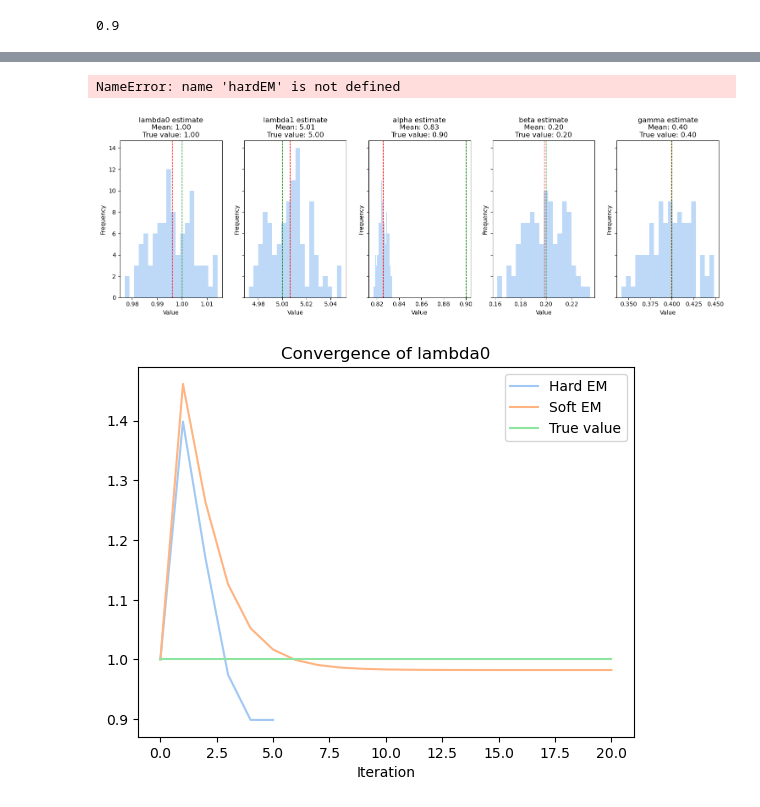
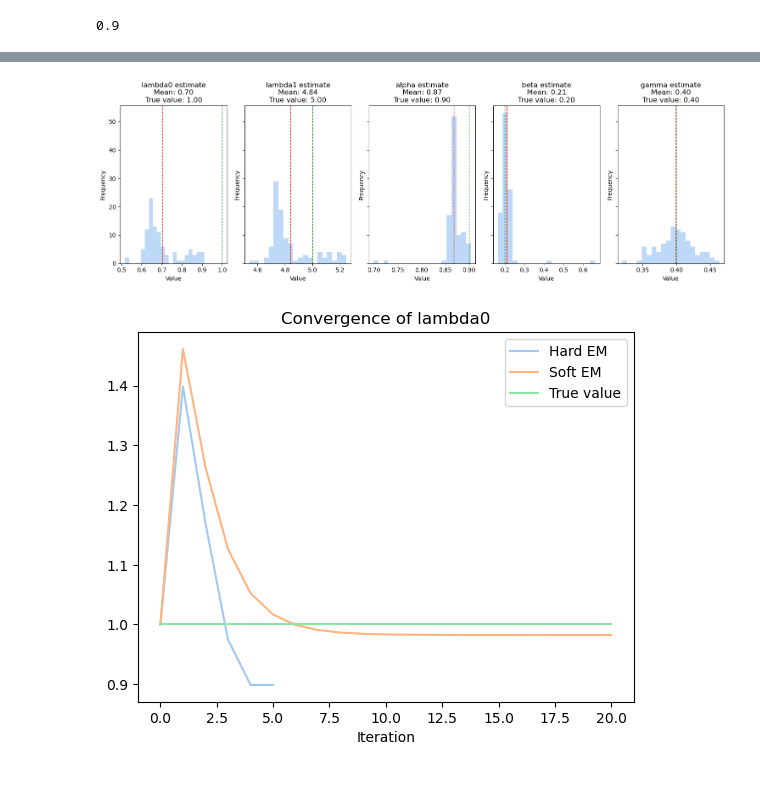
Before and after one commit to otto-groen-roepstorff/modcomp-project, a Jupyter notebook: code/master.ipynb, the cells around one changed output, grey strips where cells are left out. Saved outputs shown, nothing was run; the diff lists cells and outputs as text; code cells hidden in the pictures.

```diff
--- a/code/master.ipynb
+++ b/code/master.ipynb
@@ -215,16 +215,16 @@ class Markov_model:
 
         #Finding first message
         for j in range(self.n):
-            normalized = self.P_X_given_C[0,:,:]/[[ _ for  i in range(3)] for _ in np.max(self.P_X_given_C[0], axis = 1)]
+            normalized = self.P_X_given_C[0,:,:]/np.mean(self.P_X_given_C[0])
             delta_Mi_to_Nij[0,j] = np.einsum("c, cZ -> Z", self.delta_Li_to_Mi[0] * np.prod(normalized, axis = 0)/self.P_X_given_C[0,j], self.Z_given_C)
 
         #Finding the next T-1 messages
             for i in range(1, self.T-1):
-                normalized_i = self.P_X_given_C[i,:,:]/[[ _ for  it in range(3)] for _ in np.max(self.P_X_given_C[i], axis = 1)]
+                normalized_i = self.P_X_given_C[i,:,:]/np.mean(self.P_X_given_C[0])
                 delta_Mi_to_Nij[i,j] = np.einsum("c, cZ -> Z", self.delta_Li_to_Mi[i] * self.delta_Li_to_Mi_plus[i-1] * np.prod(normalized_i, axis = 0)/self.P_X_given_C[i,j], self.Z_given_C)
 
         #Finding last message
-            normalized_last = self.P_X_given_C[-1,:,:]/[[ _ for  it in range(3)] for _ in np.max(self.P_X_given_C[-1], axis = 1)]
+            normalized_last = self.P_X_given_C[-1,:,:]/np.mean(self.P_X_given_C[0])
             delta_Mi_to_Nij[-1,j] = np.einsum("C, CZ -> Z", self.delta_Li_to_Mi_plus[-1] *  np.prod(normalized_last, axis = 0) /self.P_X_given_C[-1,j], self.Z_given_C)
 
 
@@ -920,7 +920,7 @@ plt.show()
 [figure]
 # %%
 #---- EM ----
-def hardEM(X, convergence_limit = 1e-6, limit = 100, initial_dic = {'lamb0_hat': 1, 'lamb1_hat': 10, 'alpha_hat': 0.9, 'beta_hat': 0.5, 'gamma_hat': 0.5}, verbose = 0):
+def hardEM(X, convergence_limit = 1e-4, limit = 100, initial_dic = {'lamb0_hat': 1, 'lamb1_hat': 10, 'alpha_hat': 0.9, 'beta_hat': 0.5, 'gamma_hat': 0.5}, verbose = 0):
     data_n = X.shape[0]
     data_T = X.shape[1]
     model = Markov_model(n = data_n, T = data_T)
@@ -1029,7 +1029,7 @@ def learn_par_soft(model, Print = False):
     return model.estimates
 # %%
 #---- soft EM ----
-def softEM(X, convergence_limit = 1e-5, limit = 500, initial_dic = {'lamb0_hat': 1, 'lamb1_hat': 10, 'alpha_hat': 0.9, 'beta_hat': 0.5, 'gamma_hat': 0.5}, verbose=0):
+def softEM(X, convergence_limit = 1e-4, limit = 100, initial_dic = {'lamb0_hat': 1, 'lamb1_hat': 10, 'alpha_hat': 0.9, 'beta_hat': 0.5, 'gamma_hat': 0.5}, verbose=0):
     data_n = X.shape[0]
     data_T = X.shape[1]
     model = Markov_model(n = data_n, T = data_T)
@@ -1147,16 +1149,16 @@ KeyboardInterrupt:
 # %%
-N_rep = 20
+N_rep = 100
 model = Markov_model(gamma = 0.4, T = 1000, n = 100)
 
 par_estimates_hardEM_largen = np.empty(shape =(N_rep,5))
 for i in range(N_rep):
     model.sim_data(return_output=False)
     estimate_i, _ = hardEM(model.X, initial_dic = initial_dic)
     par_estimates_hardEM_largen[i] = list(estimate_i.values())
 
 plot_est(par_estimates_hardEM_largen, "hardem_largen.png", model)
 # %% [output]
-NameError: name 'hardEM' is not defined
+[figure, added]
 # %%
 par_estimates_softEM_largen = np.empty(shape =(N_rep,5))
 for i in range(N_rep):
@@ -1165,8 +1167,6 @@ for i in range(N_rep):
     par_estimates_softEM_largen[i] = list(estimate_i.values())
 
 plot_est(par_estimates_softEM_largen, "softem_largen.png", model)
-# %% [output]
-[figure, removed]
 # %%
 _, conv_check_hard = hardEM(model.X, initial_dic=initial_dic)
 _, conv_check_soft = softEM(model.X, initial_dic=initial_dic)
```
Also changed, not shown: parts of 4 cells of this notebook, 4 other files.
